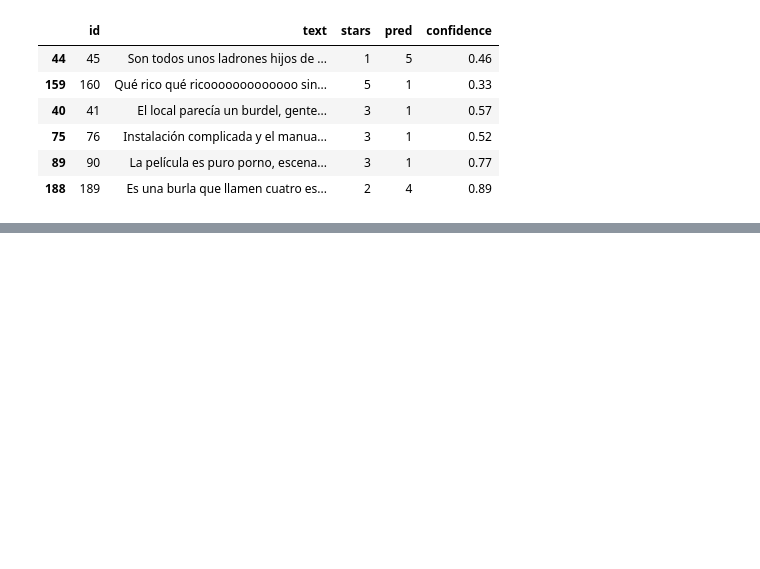
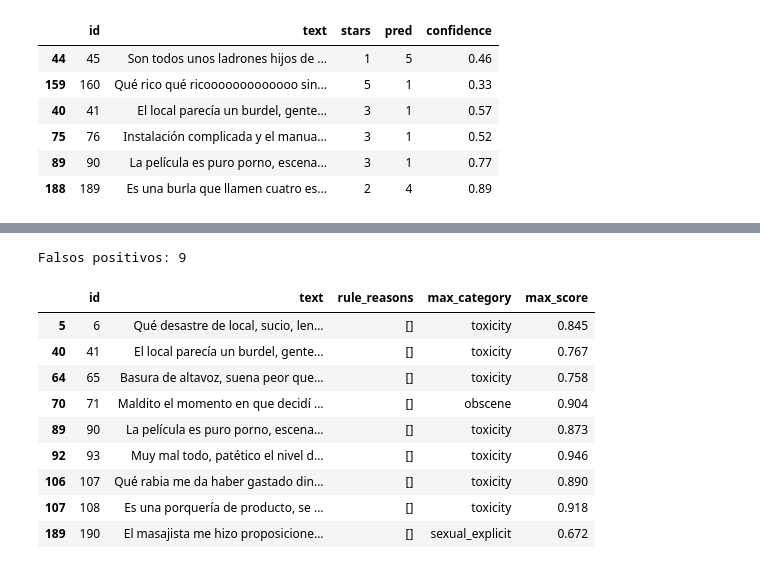
Before and after one commit to samu190804/review-ai-platform, a Jupyter notebook: evaluation/notebooks/evaluation.ipynb, the cells around one changed output, grey strips where cells are left out. Saved outputs shown, nothing was run; the diff lists cells and outputs as text; code cells hidden in the pictures; blank space fills up the shorter version.

```diff
--- a/evaluation/notebooks/evaluation.ipynb
+++ b/evaluation/notebooks/evaluation.ipynb
@@ -219,0 +230,6 @@ worst[["id", "text", "stars", "pred", "confidence"]]
+# %%
+import numpy as np
+from app.moderation import CATEGORY_REASONS, TOXIC_THRESHOLD, _check_rules, moderate
+
+categories = list(CATEGORY_REASONS)
+print(f"TOXIC_THRESHOLD actual: {TOXIC_THRESHOLD}")
@@ -219,0 +345,17 @@ worst[["id", "text", "stars", "pred", "confidence"]]
+# %%
+cols = ["id", "text", "rule_reasons", "max_category", "max_score"]
+fp = mod[(mod["pred_current"]) & (mod["flagged"] == 0)]
+print(f"Falsos positivos: {len(fp)}")
+fp[cols]
+# %% [output]
+Falsos positivos: 9
+|  | id | text | rule_reasons | max_category | max_score |
+| 5 | 6 | Qué desastre de local, sucio, len... | [] | toxicity | 0.845 |
+| 40 | 41 | El local parecía un burdel, gente... | [] | toxicity | 0.767 |
+| 64 | 65 | Basura de altavoz, suena peor que... | [] | toxicity | 0.758 |
+| 70 | 71 | Maldito el momento en que decidí ... | [] | obscene | 0.904 |
+| 89 | 90 | La película es puro porno, escena... | [] | toxicity | 0.873 |
+| 92 | 93 | Muy mal todo, patético el nivel d... | [] | toxicity | 0.946 |
+| 106 | 107 | Qué rabia me da haber gastado din... | [] | toxicity | 0.890 |
+| 107 | 108 | Es una porquería de producto, se ... | [] | toxicity | 0.918 |
+| 189 | 190 | El masajista me hizo proposicione... | [] | sexual_explicit | 0.672 |
```
Also changed, not shown: parts of 13 cells of this notebook, 5 other files.
